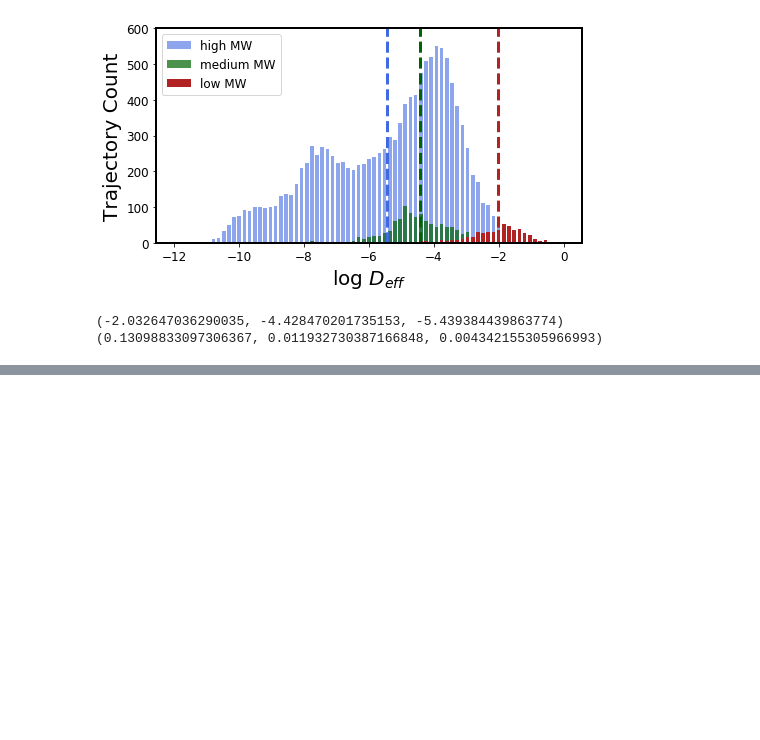
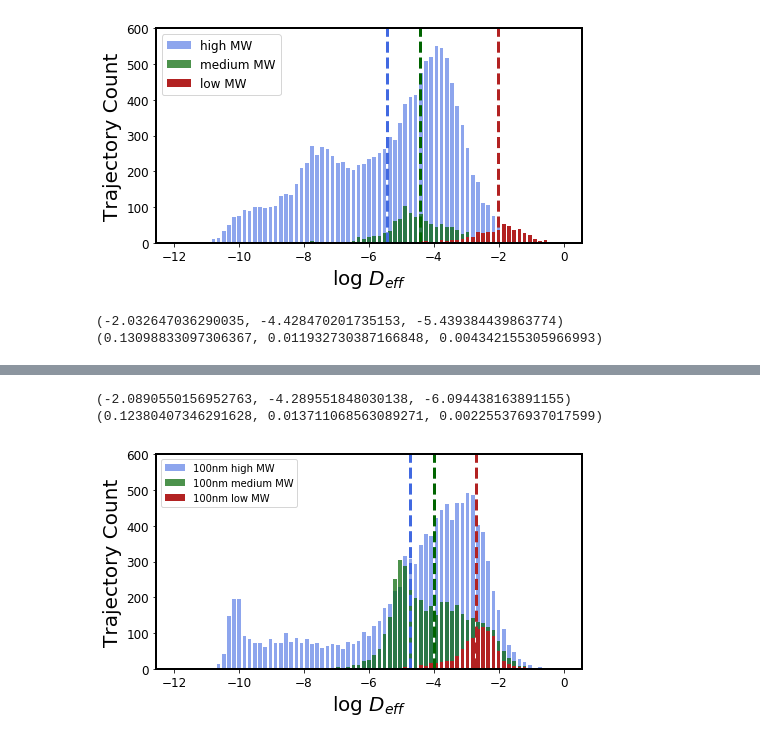
Before and after one commit to mimc7580/diff_classifier, a Jupyter notebook: notebooks/development/07_10_19_MPT_HA_solutions_trial_2_40nm.ipynb, the cells around one changed output, grey strips where cells are left out. Cells and saved outputs as stored; diff of their text form; code cells hidden in the pictures; blank space fills up the shorter version.

```diff
--- a/notebooks/development/07_10_19_MPT_HA_solutions_trial_2_40nm.ipynb
+++ b/notebooks/development/07_10_19_MPT_HA_solutions_trial_2_40nm.ipynb
@@ -734,0 +869,80 @@ plt.show()
+# %%
+print(low_avg_40, med_avg_40, high_avg_40)
+print(np.exp(low_avg_40), np.exp(med_avg_40), np.exp(high_avg_40))
+# %% [output]
+(-2.0890550156952763, -4.289551848030138, -6.094438163891155)
+(0.12380407346291628, 0.013711068563089271, 0.002255376937017599)
+# %%
+import matplotlib.pyplot as plt
+import numpy as np
+import numpy.ma as ma
+
+lowMW_100nm_1 = pd.read_csv('100nm_lowMW_trial_1.csv')
+medMW_100nm_1 = pd.read_csv('100nm_medMW_trial_1.csv')
+highMW_100nm_1 = pd.read_csv('100nm_highMW_trial_1.csv')
+
+lowMW_100nm_2 = pd.read_csv('100nm_lowMW_trial_2.csv')
+medMW_100nm_2 = pd.read_csv('100nm_medMW_trial_2.csv')
+highMW_100nm_2 = pd.read_csv('100nm_highMW_trial_2.csv')
+
+lowMW_100nm_Deffs = pd.DataFrame()
+medMW_100nm_Deffs = pd.DataFrame()
+highMW_100nm_Deffs = pd.DataFrame()
+
+lowMW_100nm_Deffs = pd.concat([lowMW_100nm_1, lowMW_100nm_2], axis=0)
+medMW_100nm_Deffs = pd.concat([medMW_100nm_1, medMW_100nm_2], axis=0)
+highMW_100nm_Deffs = pd.concat([highMW_100nm_1, highMW_100nm_2], axis=0)
+
+low_100_no_nan = lowMW_100nm_Deffs.replace(0,np.nan)
+med_100_no_nan = medMW_100nm_Deffs.replace(0,np.nan)
+high_100_no_nan = highMW_100nm_Deffs.replace(0,np.nan)
+
+log_Deff_low_100 = np.log(low_100_no_nan.dropna())
+log_Deff_med_100 = np.log(med_100_no_nan.dropna())
+log_Deff_high_100 = np.log(high_100_no_nan.dropna())
+
+test_bins = np.linspace(-12, 0, 76)
+
+low_hist_100, low_bins_100 = np.histogram(log_Deff_low_100, bins=test_bins)
+med_hist_100, med_bins_100 = np.histogram(log_Deff_med_100, bins=test_bins)
+high_hist_100, high_bins_100 = np.histogram(log_Deff_high_100, bins=test_bins)
+
+low_avg_100 = np.mean(log_Deff_low_100)[0]
+med_avg_100 = np.mean(log_Deff_med_100)[0]
+high_avg_100 = np.mean(log_Deff_high_100)[0]
+
+plt.rc('axes', linewidth=2)
+low_plot_100, med_plot_100, high_plot_100 = low_hist_100, med_hist_100, high_hist_100
+bins = test_bins
+width = 0.7 * (bins[1] - bins[0])
+center = (bins[:-1] + bins[1:])/2
+
+plt.figure(1, figsize=(7,4)).tight_layout()
+plt.bar(center, high_plot_100, color='royalblue', align='center', width=width, alpha=0.6, label='100nm high MW')
+plt.axvline(high_avg_100, color='royalblue', linestyle='--', linewidth=3)
+plt.ylim((0,800))
+plt.xlabel('log $D_{eff}$', fontsize=20)
+plt.ylabel('Trajectory Count', fontsize=20)
+plt.tick_params(axis='both', which='major', labelsize=12)
+
+plt.figure(1, figsize=(7,4)).tight_layout()
+plt.bar(center, med_plot_100, color='darkgreen', align='center', width=width, alpha=0.7, label='100nm medium MW')
+plt.axvline(med_avg_100, color='darkgreen', linestyle='--', linewidth=3)
+plt.ylim((0,400))
+plt.xlabel('log $D_{eff}$', fontsize=20)
+plt.ylabel('Trajectory Count', fontsize=20)
+plt.tick_params(axis='both', which='major', labelsize=12)
+
+plt.figure(1, figsize=(7,4)).tight_layout()
+plt.bar(center, low_plot_100, color='firebrick', align='center', width=width, alpha=1, label='100nm low MW')
+plt.axvline(low_avg_100, color='firebrick', linestyle='--', linewidth=3)
+plt.ylim((0,100))
+plt.xlabel('log $D_{eff}$', fontsize=20)
+plt.ylabel('Trajectory Count', fontsize=20)
+plt.tick_params(axis='both', which='major', labelsize=12)
+
+plt.ylim((0,600))
+plt.legend()
+plt.show()
+# %% [output]
+[figure, added]
```
Also changed, not shown: parts of 11 cells of this notebook.
